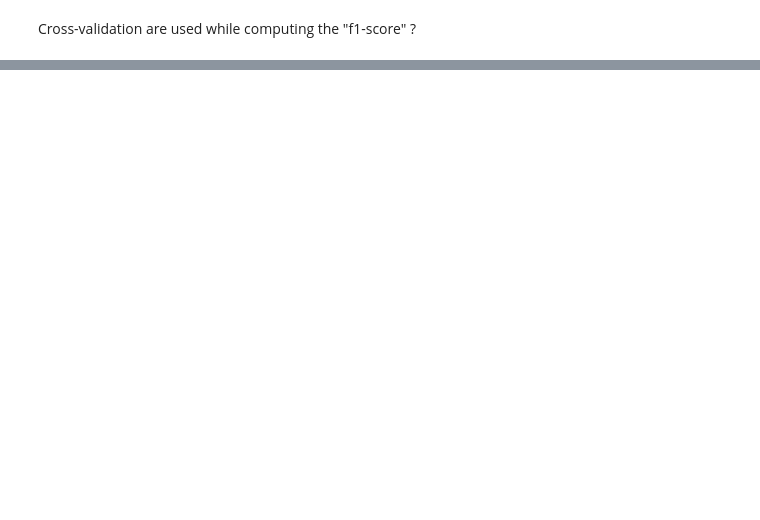
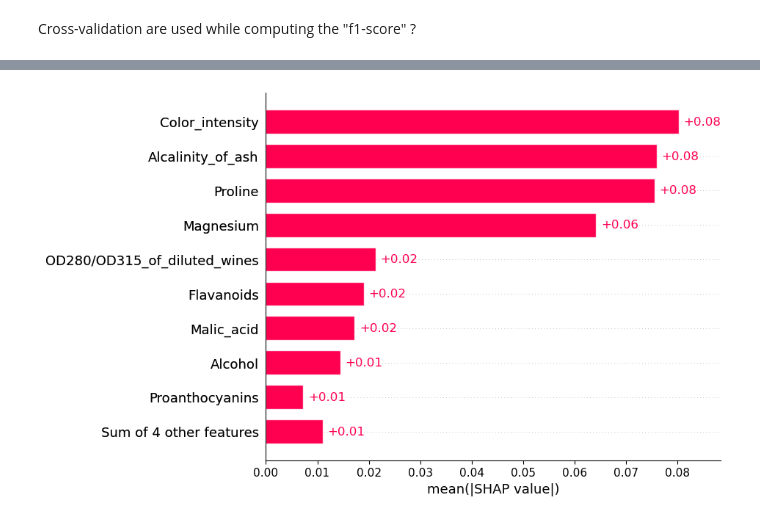
Before and after one commit to YacineMOK/XCOBRAS, a Jupyter notebook: XCOBRAS_kmeans/test_XCOBRAS_kmeans.ipynb, the cells around one changed output, grey strips where cells are left out. Saved outputs shown, nothing was run; the diff lists cells and outputs as text; code cells hidden in the pictures; blank space fills up the shorter version.

```diff
--- a/XCOBRAS_kmeans/test_XCOBRAS_kmeans.ipynb
+++ b/XCOBRAS_kmeans/test_XCOBRAS_kmeans.ipynb
@@ -149,3 +166,10 @@ from sklearn.svm import SVC
 X_train, X_test, y_hat_train, y_hat_test = train_test_split(
         X, y_hat, test_size=0.4, random_state=42
     )
+# %%
+from sklearn.ensemble import RandomForestClassifier
+from sklearn.linear_model import LogisticRegression
+model = LogisticRegression(random_state=42)
+model.fit(X_train.values, y_hat_train)
+score = model.score(X_test.values, y_hat_test)
+score # le score nul est voulu
@@ -203,0 +312,4 @@ f1-score:0.9583333333333334
+# %%
+shap.plots.bar(log_reg_shap_values)
+# %% [output]
+[figure, added]
```
Also changed, not shown: parts of 25 cells of this notebook, 3 other files.
